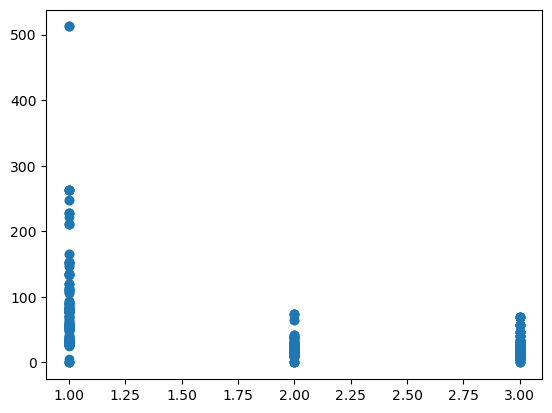
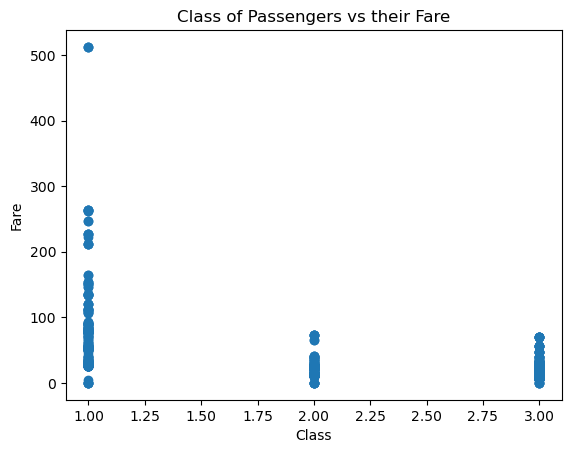
Unified diff of the notebook cell whose output changed from the first chart to the second:
--- before
+++ after
@@ -1,2 +1,5 @@
 plt.scatter(data["Pclass"], data["Fare"])
+plt.title("Class of Passengers vs their Fare")
+plt.xlabel("Class")
+plt.ylabel("Fare")
 plt.show

Commit: Changes